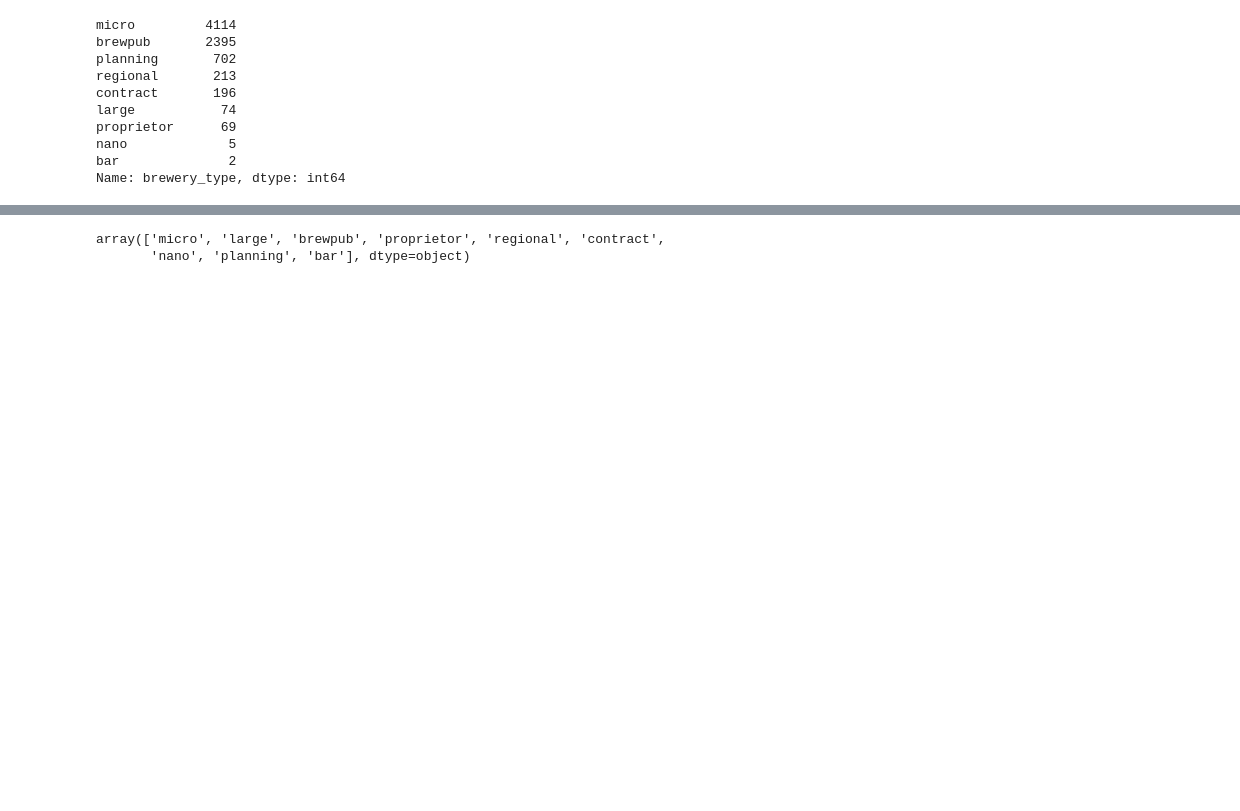
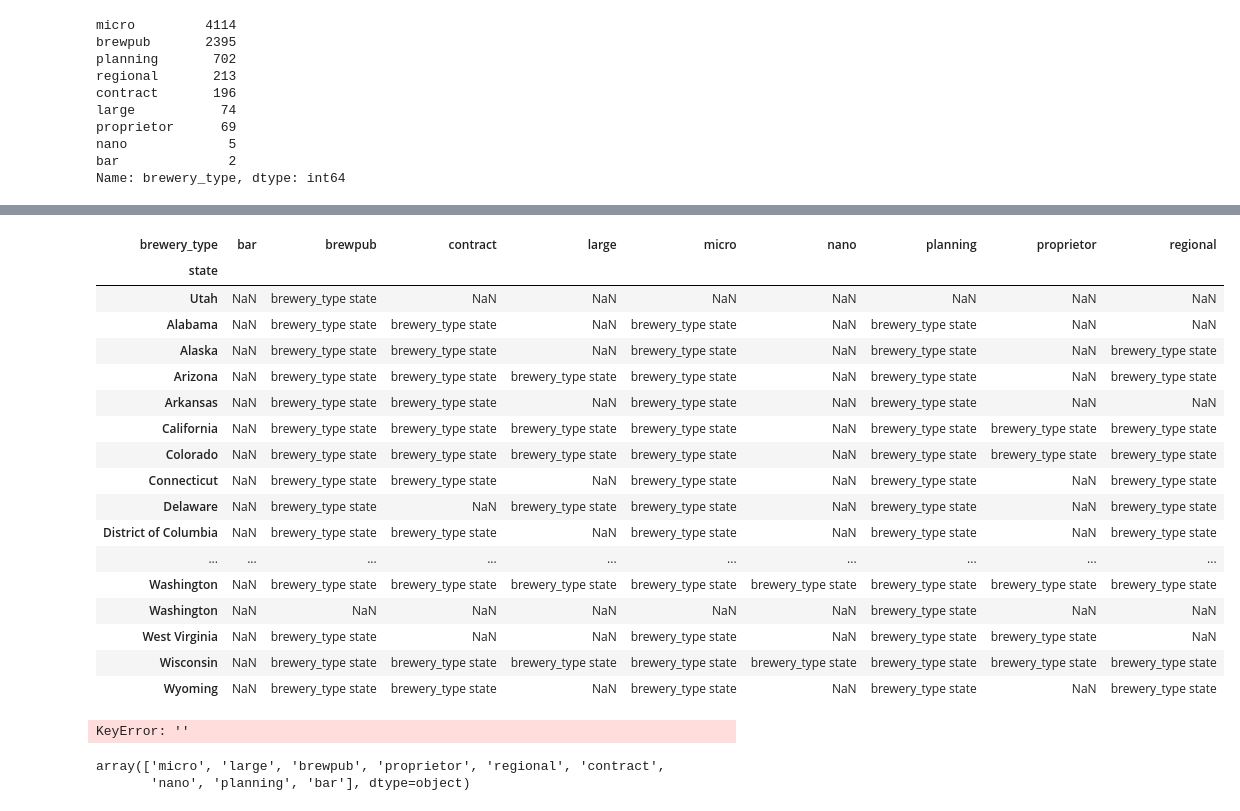
Before and after one commit to rpatel9877/project1, a Jupyter notebook: starter folders/andrew_hawthorne/brewery_charts.ipynb, the cells around one changed output, grey strips where cells are left out. Drawn from its saved outputs; the diff is of its cells as text; code cells hidden in the pictures; blank space fills up the shorter version.

```diff
--- a/starter folders/andrew_hawthorne/brewery_charts.ipynb
+++ b/starter folders/andrew_hawthorne/brewery_charts.ipynb
@@ -150,0 +222,27 @@ Number of rows: 7770
+# %%
+table_df = pd.read_csv("breweries_open_planned_by_state.csv")
+pivot_table = table_df.pivot_table(index=["state"], columns=["brewery_type"], values=["brewery_type"], aggfunc=lambda x: ' '.join(str(v) for v in x))
+pivot_table
+# %% [output]
+| brewery_type | bar | brewpub | contract | large | micro | nano | planning | proprietor | regional |
+| state |  |  |  |  |  |  |  |  |  |
+| Utah | NaN | brewery_type state | NaN | NaN | NaN | NaN | NaN | NaN | NaN |
+| Alabama | NaN | brewery_type state | brewery_type state | NaN | brewery_type state | NaN | brewery_type state | NaN | NaN |
+| Alaska | NaN | brewery_type state | brewery_type state | NaN | brewery_type state | NaN | brewery_type state | NaN | brewery_type state |
+| Arizona | NaN | brewery_type state | brewery_type state | brewery_type state | brewery_type state | NaN | brewery_type state | NaN | brewery_type state |
+| Arkansas | NaN | brewery_type state | brewery_type state | NaN | brewery_type state | NaN | brewery_type state | NaN | NaN |
+| California | NaN | brewery_type state | brewery_type state | brewery_type state | brewery_type state | NaN | brewery_type state | brewery_type state | brewery_type state |
+| Colorado | NaN | brewery_type state | brewery_type state | brewery_type state | brewery_type state | NaN | brewery_type state | brewery_type state | brewery_type state |
+| Connecticut | NaN | brewery_type state | brewery_type state | NaN | brewery_type state | NaN | brewery_type state | NaN | brewery_type state |
+| Delaware | NaN | brewery_type state | NaN | brewery_type state | brewery_type state | NaN | brewery_type state | NaN | brewery_type state |
+| District of Columbia | NaN | brewery_type state | brewery_type state | NaN | brewery_type state | NaN | brewery_type state | NaN | brewery_type state |
+| ... | ... | ... | ... | ... | ... | ... | ... | ... | ... |
+| Washington | NaN | brewery_type state | brewery_type state | brewery_type state | brewery_type state | brewery_type state | brewery_type state | brewery_type state | brewery_type state |
+| Washington | NaN | NaN | NaN | NaN | NaN | NaN | brewery_type state | NaN | NaN |
+| West Virginia | NaN | brewery_type state | NaN | NaN | brewery_type state | NaN | brewery_type state | brewery_type state | NaN |
+| Wisconsin | NaN | brewery_type state | brewery_type state | brewery_type state | brewery_type state | brewery_type state | brewery_type state | brewery_type state | brewery_type state |
+| Wyoming | NaN | brewery_type state | brewery_type state | NaN | brewery_type state | NaN | brewery_type state | NaN | brewery_type state |
+# %%
+table = pd.pivot_table(open_planned_df, values="brewery_type", index="", columns="brewery_types", aggfunc=np.sum)
+# %% [output]
+KeyError: ''
```
Also changed, not shown: parts of 16 cells of this notebook, 1 other file.
